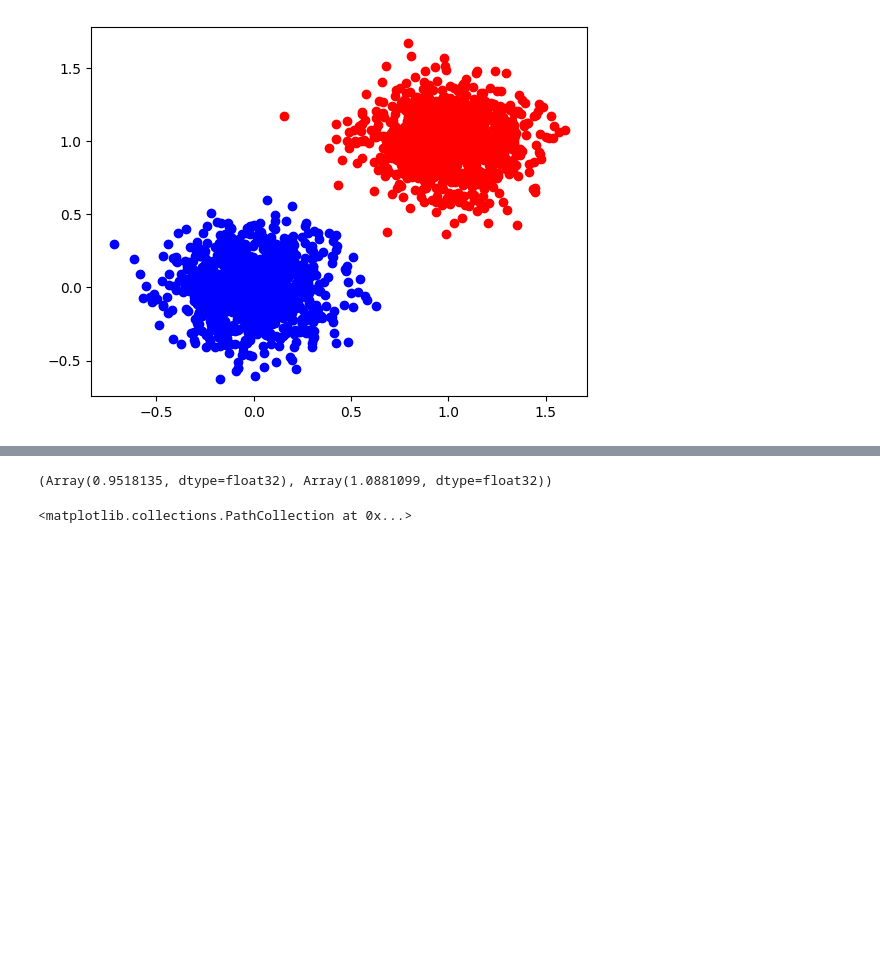
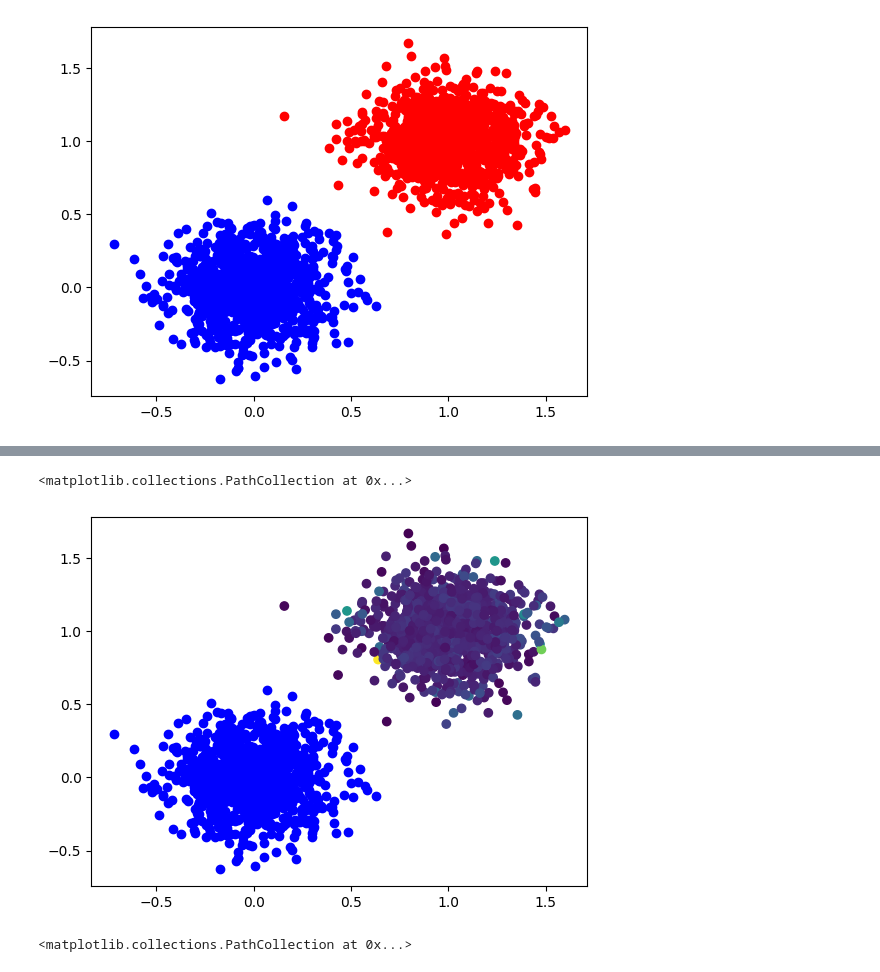
Before and after one commit to MUCDK/genot, a Jupyter notebook: notebooks/EntropicMaps_high_n.ipynb, the cells around one changed output, grey strips where cells are left out. Cells and saved outputs as stored; diff of their text form; code cells hidden in the pictures; blank space fills up the shorter version.

```diff
--- a/notebooks/EntropicMaps_high_n.ipynb
+++ b/notebooks/EntropicMaps_high_n.ipynb
@@ -45,2 +48,3 @@ plt.scatter(dot_transported[:, 0], dot_transported[:, 1], color="green", marker=
 # %%
 hessian_source = dot.get_hessians_f(source)
+hessian_target = dot.get_hessians_g(target)
@@ -58,7 +67,9 @@ plt.scatter(target[:, 0], target[:, 1], color="red")
-# %%
-dot.output.f.mean(), dot.output.g.mean()
-# %% [output]
-(Array(0.9518135, dtype=float32), Array(1.0881099, dtype=float32))
+# %%
+plt.scatter(source[:,0], source[:,1], color='blue')
+plt.scatter(target[:, 0], target[:, 1], c=traces_target)
+# %% [output]
+<matplotlib.collections.PathCollection at 0x...>
+[figure, added]
 # %%
 hessian_f = dot.get_hessians_f(concat)
 
```
Also changed, not shown: parts of 23 cells of this notebook, 8 other files.
